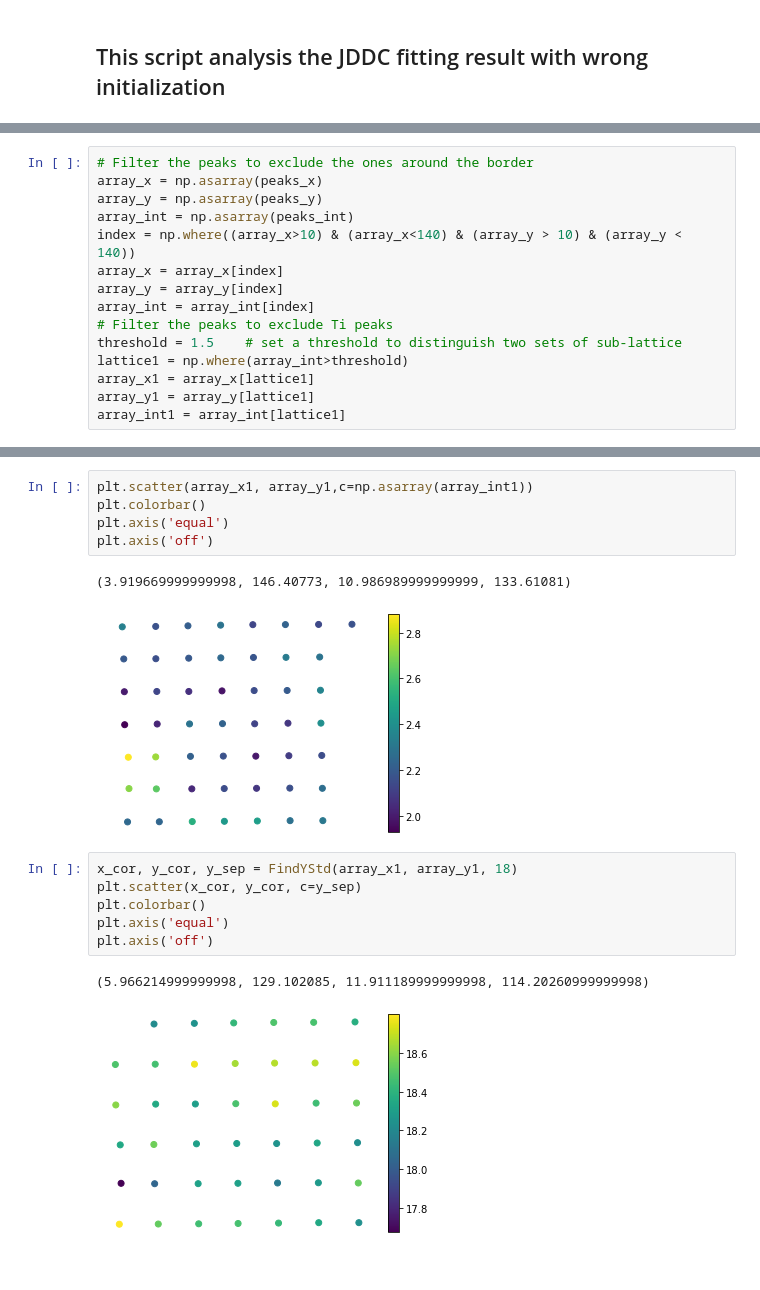
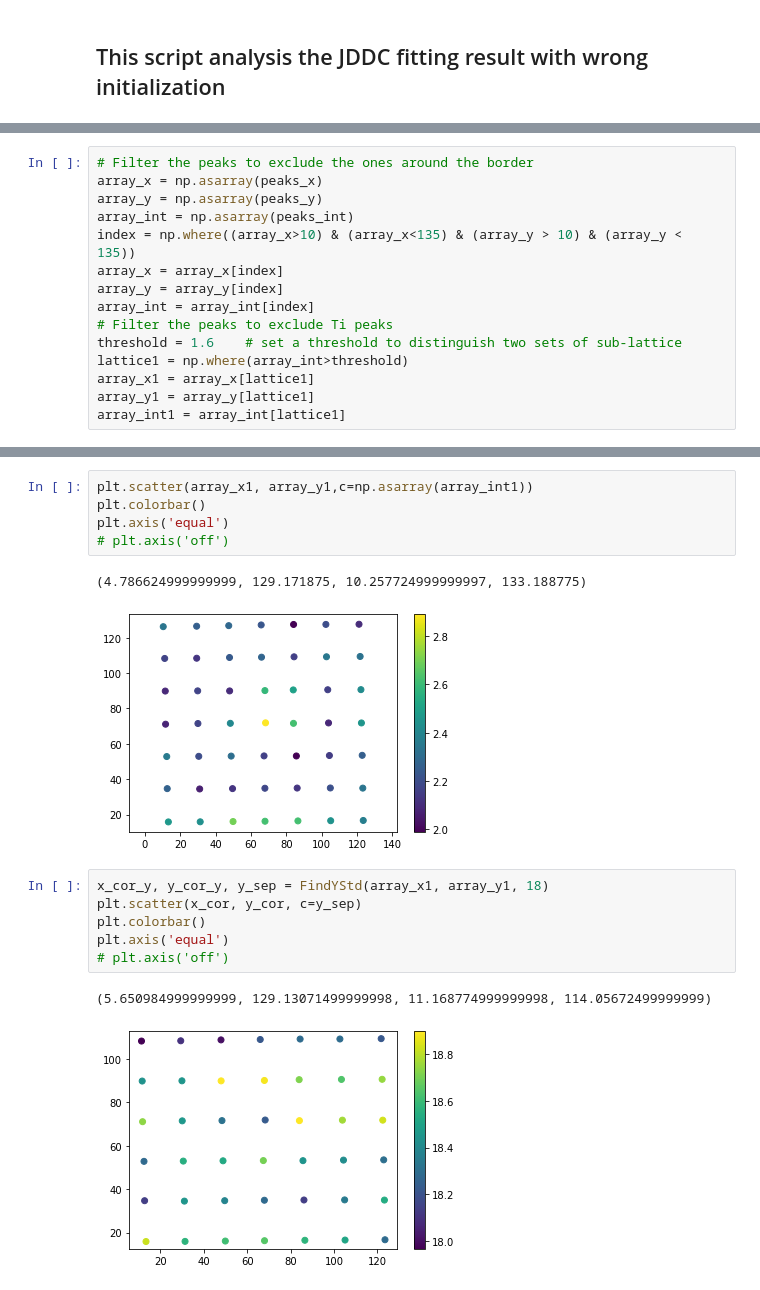
Before and after one commit to CY-Zhang/PyProcessingCodes, a Jupyter notebook: JDDC/WrongInitializationAnalysis.ipynb, the cells around one changed output, grey strips where cells are left out. Drawn from its saved outputs; the diff is of its cells as text.

```diff
--- a/JDDC/WrongInitializationAnalysis.ipynb
+++ b/JDDC/WrongInitializationAnalysis.ipynb
@@ -66,12 +67,12 @@ plt.axis('off')
 array_x = np.asarray(peaks_x)
 array_y = np.asarray(peaks_y)
 array_int = np.asarray(peaks_int)
-index = np.where((array_x>10) & (array_x<140) & (array_y > 10) & (array_y < 140))
+index = np.where((array_x>10) & (array_x<135) & (array_y > 10) & (array_y < 135))
 array_x = array_x[index]
 array_y = array_y[index]
 array_int = array_int[index]
 # Filter the peaks to exclude Ti peaks
-threshold = 1.5    # set a threshold to distinguish two sets of sub-lattice
+threshold = 1.6    # set a threshold to distinguish two sets of sub-lattice
 lattice1 = np.where(array_int>threshold)
 array_x1 = array_x[lattice1]
 array_y1 = array_y[lattice1]
@@ -80,16 +92,16 @@ array_int1 = array_int[lattice1]
 plt.scatter(array_x1, array_y1,c=np.asarray(array_int1))
 plt.colorbar()
 plt.axis('equal')
-plt.axis('off')
+# plt.axis('off')
 # %% [output]
-(3.919669999999998, 146.40773, 10.986989999999999, 133.61081)
+(4.786624999999999, 129.171875, 10.257724999999997, 133.188775)
-[figure, old version]
+[figure, new version]
 # %%
-x_cor, y_cor, y_sep = FindYStd(array_x1, array_y1, 18)
+x_cor_y, y_cor_y, y_sep = FindYStd(array_x1, array_y1, 18)
 plt.scatter(x_cor, y_cor, c=y_sep)
 plt.colorbar()
 plt.axis('equal')
-plt.axis('off')
+# plt.axis('off')
 # %% [output]
-(5.966214999999998, 129.102085, 11.911189999999998, 114.20260999999998)
+(5.650984999999999, 129.13071499999998, 11.168774999999998, 114.05672499999999)
-[figure, old version]
+[figure, new version]
```
Also changed, not shown: parts of 20 cells of this notebook, 7 other files.
